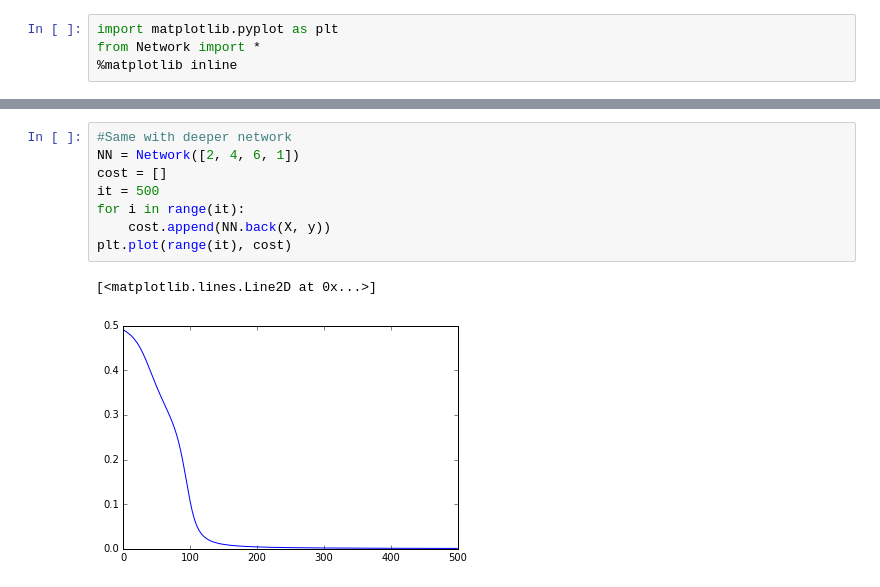
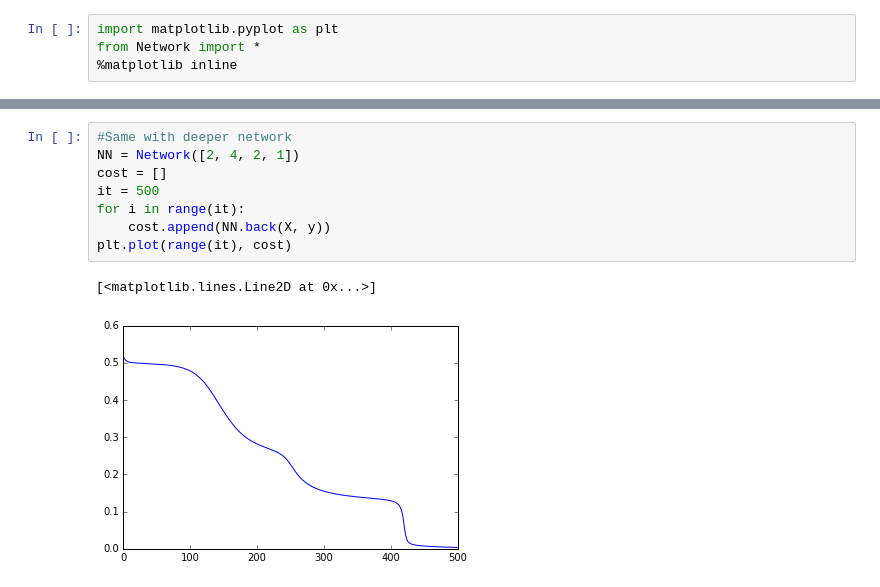
Before and after one commit to shierve/neural-networks, a Jupyter notebook: codi.ipynb, the cells around one changed output, grey strips where cells are left out. Drawn from its saved outputs; the diff is of its cells as text.

```diff
--- a/codi.ipynb
+++ b/codi.ipynb
@@ -77,14 +77,14 @@ ax.set_zlabel('out')
 # %%
 #Same with deeper network
-NN = Network([2, 4, 6, 1])
+NN = Network([2, 4, 2, 1])
 cost = []
 it = 500
 for i in range(it):
     cost.append(NN.back(X, y))
 plt.plot(range(it), cost)
 # %% [output]
 [<matplotlib.lines.Line2D at 0x...>]
-[figure, old version]
+[figure, new version]
 # %%
 print(NN.forward(X))
 #Test network for various combinations:
```
Also changed, not shown: parts of 6 cells of this notebook.
